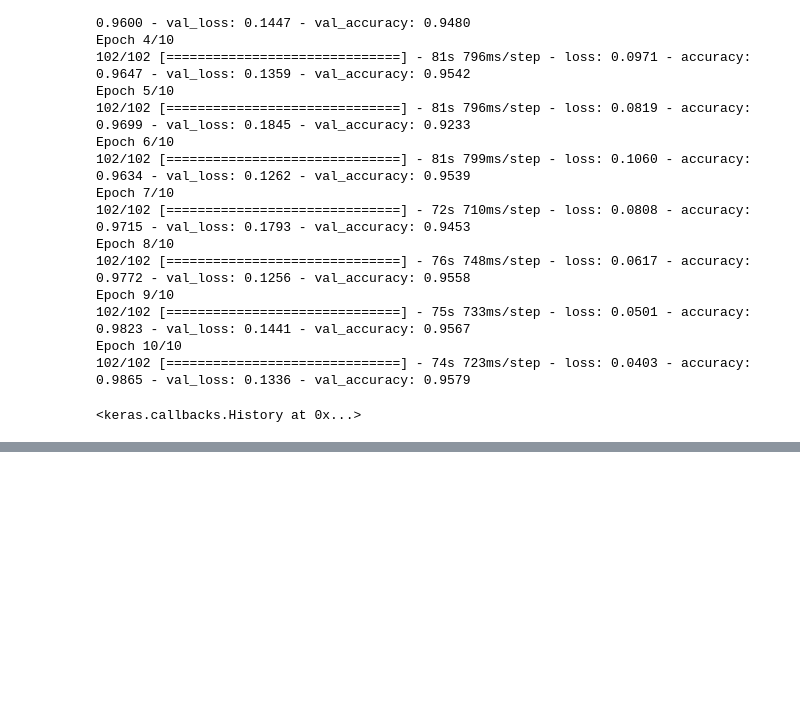
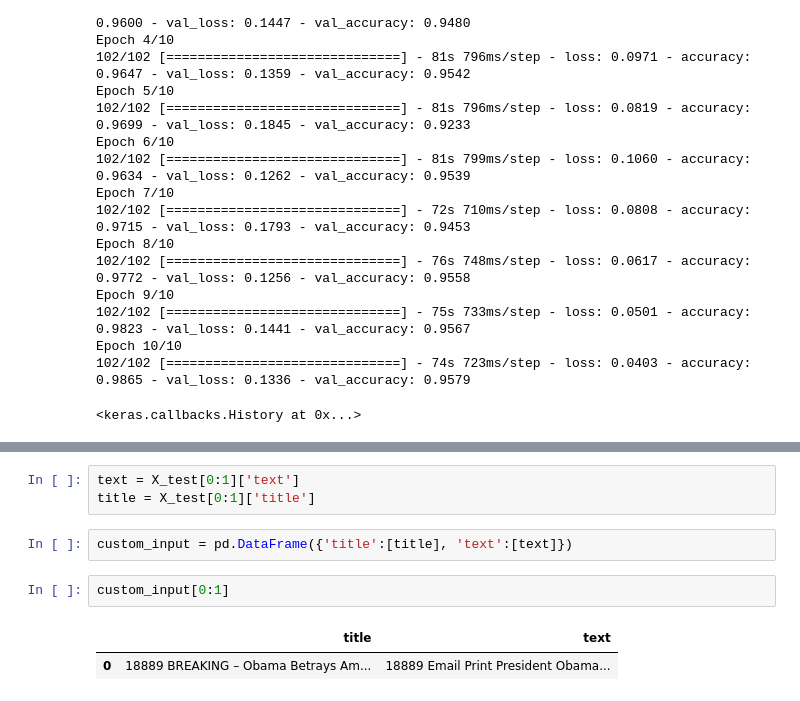
Before and after one commit to maxhw98/fake_news_proj, a Jupyter notebook: proj_final.ipynb, the cells around one changed output, grey strips where cells are left out. Drawn from its saved outputs; the diff is of its cells as text; blank space fills up the shorter version.

```diff
--- a/proj_final.ipynb
+++ b/proj_final.ipynb
@@ -271,0 +304,10 @@ Epoch 10/10
+# %%
+text = X_test[0:1]['text']
+title = X_test[0:1]['title']
+# %%
+custom_input = pd.DataFrame({'title':[title], 'text':[text]})
+# %%
+custom_input[0:1]
+# %% [output]
+|  | title | text |
+| 0 | 18889 BREAKING – Obama Betrays Am... | 18889 Email Print President Obama... |
```
Also changed, not shown: parts of 16 cells of this notebook, 1 other file.
